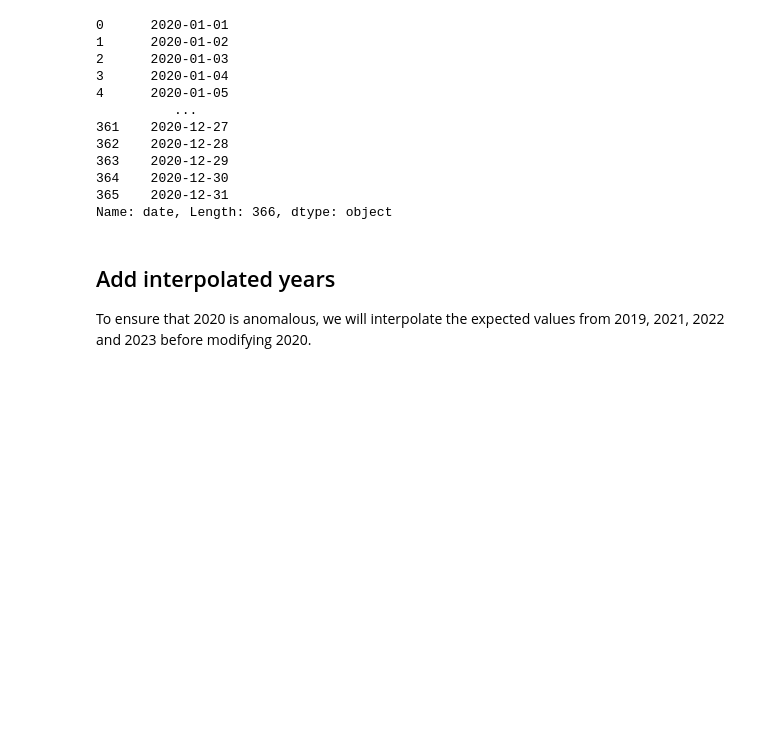
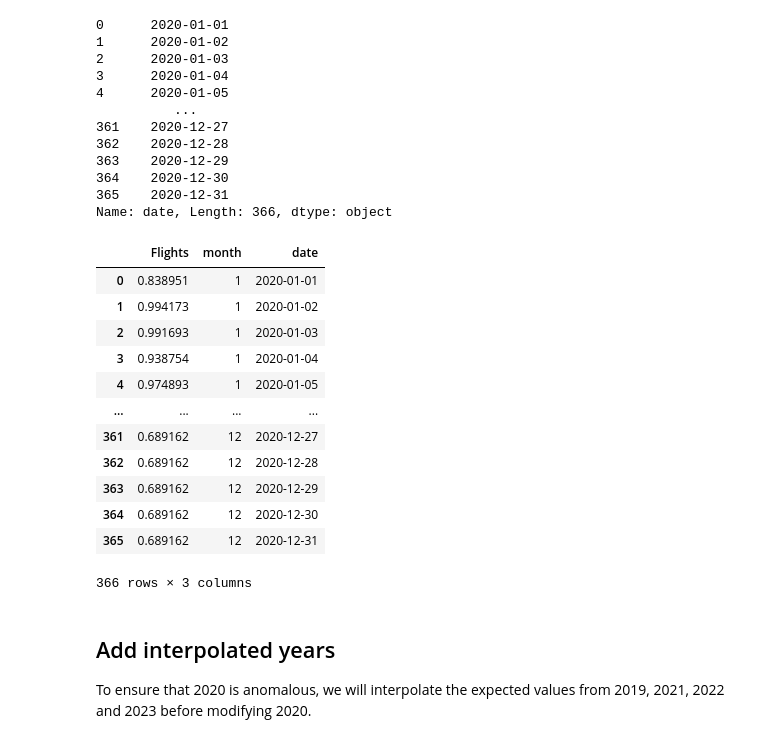
Before and after one commit to Rlamboll/modify_COVID19_netCDF_Emissions, a Jupyter notebook: calculations/calc_aviation_emissions.ipynb, the cells around one changed output. Cells and saved outputs as stored; diff of their text form; code cells hidden in the pictures; blank space fills up the shorter version.

```diff
--- a/calculations/calc_aviation_emissions.ipynb
+++ b/calculations/calc_aviation_emissions.ipynb
@@ -193,5 +191,21 @@ flights["date"]
 364    2020-12-30
 365    2020-12-31
 Name: date, Length: 366, dtype: object
+# %%
+flights
+# %% [output]
+|  | Flights | month | date |
+| 0 | 0.838951 | 1 | 2020-01-01 |
+| 1 | 0.994173 | 1 | 2020-01-02 |
+| 2 | 0.991693 | 1 | 2020-01-03 |
+| 3 | 0.938754 | 1 | 2020-01-04 |
+| 4 | 0.974893 | 1 | 2020-01-05 |
+| ... | ... | ... | ... |
+| 361 | 0.689162 | 12 | 2020-12-27 |
+| 362 | 0.689162 | 12 | 2020-12-28 |
+| 363 | 0.689162 | 12 | 2020-12-29 |
+| 364 | 0.689162 | 12 | 2020-12-30 |
+| 365 | 0.689162 | 12 | 2020-12-31 |
+366 rows × 3 columns
 # %%
 if daily_for_2020:
```
Also changed, not shown: parts of 14 cells of this notebook.
